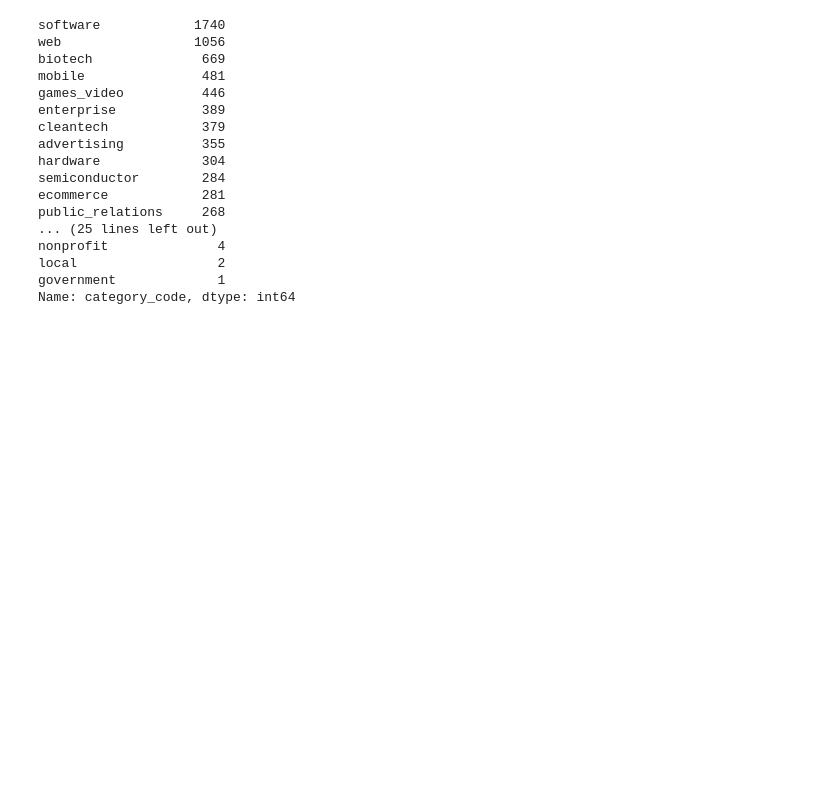
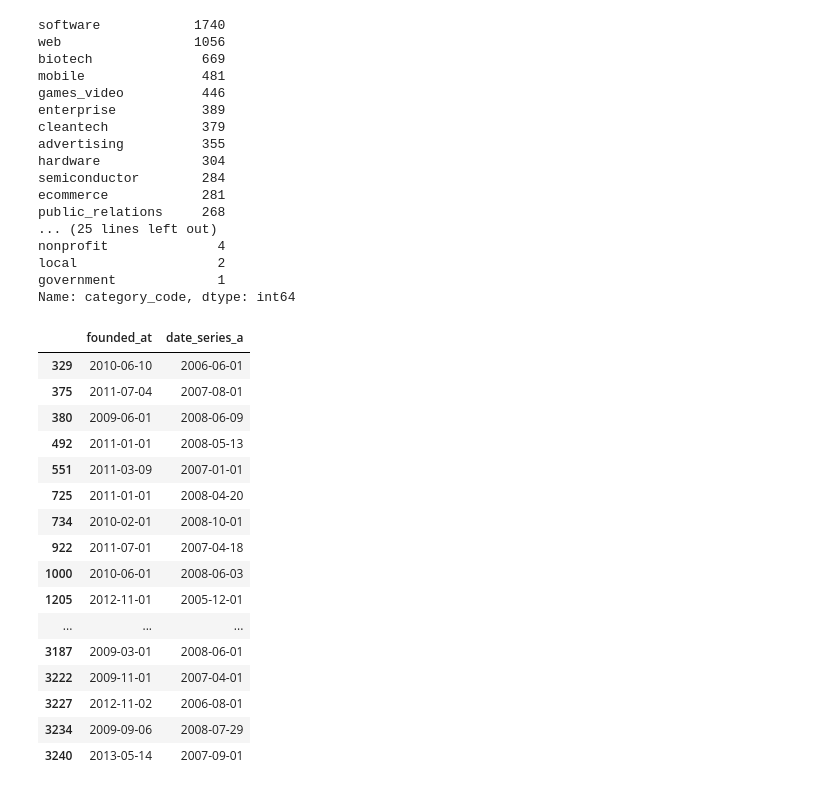
Before and after one commit to jojibou/invesscience, a Jupyter notebook: notebooks/joanna-merge.ipynb, the cells around one changed output. Drawn from its saved outputs; the diff is of its cells as text; code cells hidden in the pictures; blank space fills up the shorter version.

```diff
--- a/notebooks/joanna-merge.ipynb
+++ b/notebooks/joanna-merge.ipynb
@@ -143,3 +143,23 @@ nonprofit              4
 local                  2
 government             1
 Name: category_code, dtype: int64
+# %%
+companies[companies.founded_at>'2009'][["founded_at","date_series_a"]]
+# %% [output]
+|  | founded_at | date_series_a |
+| 329 | 2010-06-10 | 2006-06-01 |
+| 375 | 2011-07-04 | 2007-08-01 |
+| 380 | 2009-06-01 | 2008-06-09 |
+| 492 | 2011-01-01 | 2008-05-13 |
+| 551 | 2011-03-09 | 2007-01-01 |
+| 725 | 2011-01-01 | 2008-04-20 |
+| 734 | 2010-02-01 | 2008-10-01 |
+| 922 | 2011-07-01 | 2007-04-18 |
+| 1000 | 2010-06-01 | 2008-06-03 |
+| 1205 | 2012-11-01 | 2005-12-01 |
+| ... | ... | ... |
+| 3187 | 2009-03-01 | 2008-06-01 |
+| 3222 | 2009-11-01 | 2007-04-01 |
+| 3227 | 2012-11-02 | 2006-08-01 |
+| 3234 | 2009-09-06 | 2008-07-29 |
+| 3240 | 2013-05-14 | 2007-09-01 |
```
Also changed, not shown: parts of 1 cell of this notebook.
